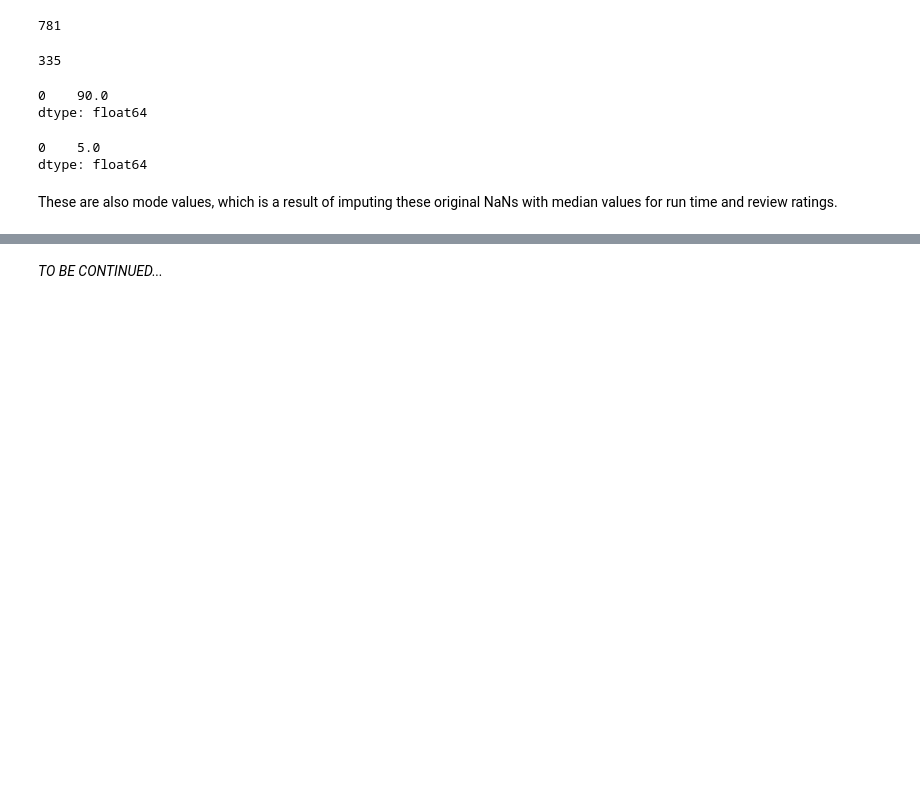
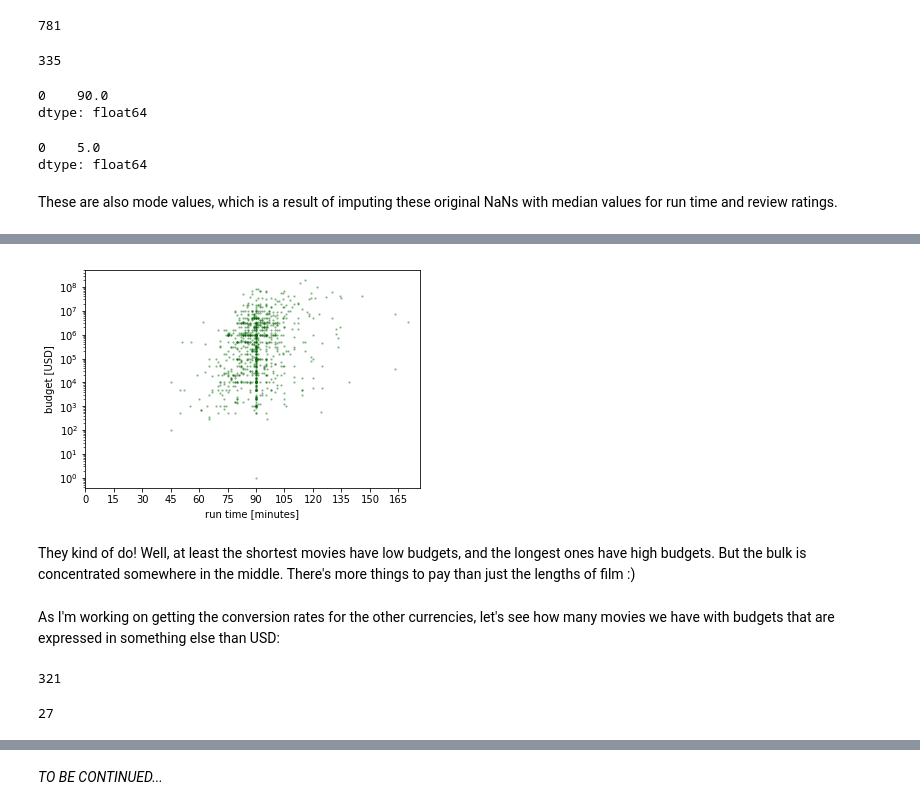
Before and after one commit to nebelgrau77/pandas-wrangling, a Jupyter notebook: horrors_IMDB.ipynb, the cells around one changed output, grey strips where cells are left out. Drawn from its saved outputs; the diff is of its cells as text; code cells hidden in the pictures; blank space fills up the shorter version.

```diff
--- a/horrors_IMDB.ipynb
+++ b/horrors_IMDB.ipynb
@@ -816,0 +957,25 @@ These are also mode values, which is a result of imputing these original NaNs wi
+# %%
+fig, ax = plt.subplots()
+plt.scatter(minutes, budget, s = 2, c = 'darkgreen', alpha = 0.3)
+plt.xlabel("run time [minutes]")
+plt.xticks(range(0,180,15))
+plt.ylabel("budget [USD]")
+plt.yscale('log')
+plt.show()
+# %% [output]
+[figure, added]
+# %% [markdown]
+
+They kind of do! Well, at least the shortest movies have low budgets, and the longest ones have high budgets. But the bulk is concentrated somewhere in the middle. There's more things to pay than just the lengths of film :)
+# %% [markdown]
+
+As I'm working on getting the conversion rates for the other currencies, let's see how many movies we have with budgets that are expressed in something else than USD:
+# %%
+
+horrors[(horrors['Budget value'].notnull())&(horrors['Budget currency']!='USD')]['Budget value'].size
+# %% [output]
+321
+# %%
+horrors[(horrors['Budget value'].notnull())&(horrors['Budget currency']!='USD')]['Budget currency'].unique().size
+# %% [output]
+27
```
Also changed, not shown: parts of 48 cells of this notebook.
